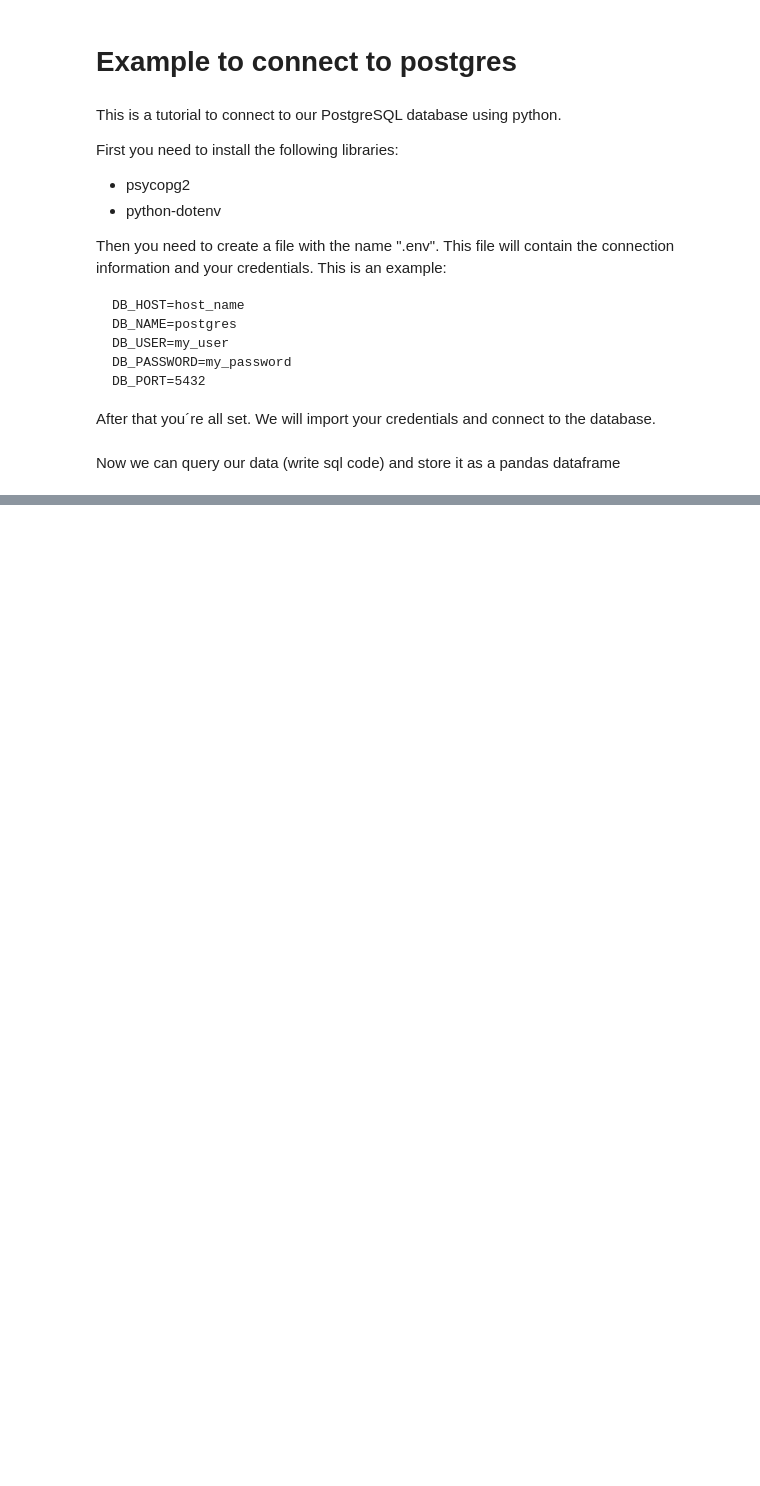
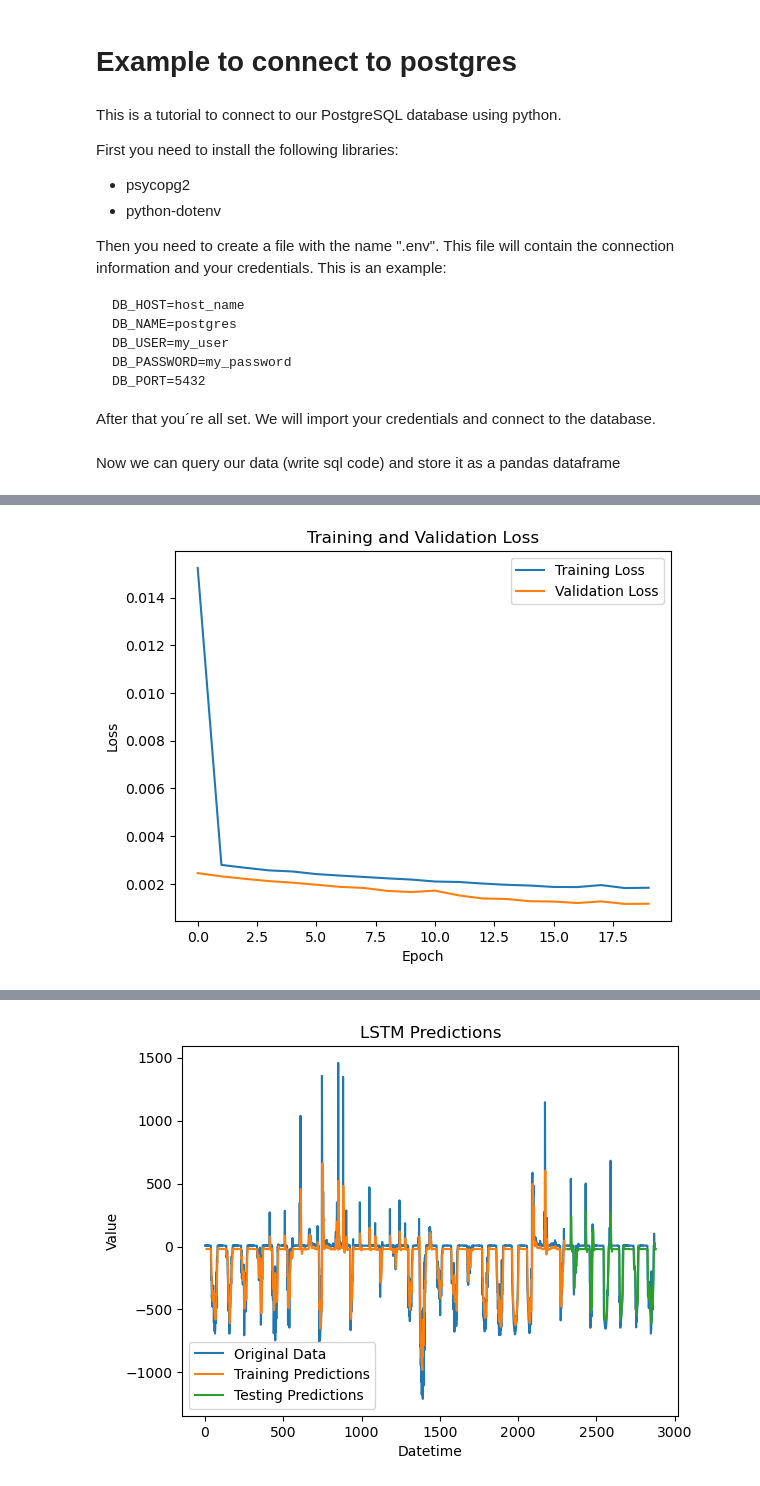
Before and after one commit to dguiraldes/aml_project, a Jupyter notebook: wills_code.ipynb, the cells around one changed output, grey strips where cells are left out. Cells and saved outputs as stored; diff of their text form; code cells hidden in the pictures; blank space fills up the shorter version.

```diff
--- a/wills_code.ipynb
+++ b/wills_code.ipynb
@@ -167,0 +233,72 @@ print(last_datetime)
+# %%
+import numpy as np
+import pandas as pd
+import matplotlib.pyplot as plt
+from tensorflow.keras.models import Sequential
+from tensorflow.keras.layers import LSTM, Dense
+from sklearn.preprocessing import MinMaxScaler
+
+# Preprocess the data
+scaler = MinMaxScaler()
+scaled_data = scaler.fit_transform(df[['net_load']])
+
+# Split the data into training and testing sets
+train_size = int(len(scaled_data) * 0.8)
+train_data, test_data = scaled_data[:train_size], scaled_data[train_size:]
+
+# Function to create sequences for LSTM model
+def create_sequences(data, seq_length):
+    X, y = [], []
+    for i in range(len(data) - seq_length):
+        X.append(data[i:i+seq_length])
+        y.append(data[i+seq_length])
+    return np.array(X), np.array(y)
+
+# Set sequence length
+seq_length = 10  # Example: You may adjust this based on your data
+
+# Create sequences for training and testing
+X_train, y_train = create_sequences(train_data, seq_length)
+X_test, y_test = create_sequences(test_data, seq_length)
+
+# Build LSTM model
+model = Sequential([
+    LSTM(50, input_shape=(X_train.shape[1], X_train.shape[2])),
+    Dense(1)
+])
+model.compile(optimizer='adam', loss='mean_squared_error')
+
+# Train the model
+history = model.fit(X_train, y_train, epochs=20, batch_size=32, validation_data=(X_test, y_test), verbose=1)
+
+# Plot training and validation loss
+plt.plot(history.history['loss'], label='Training Loss')
+plt.plot(history.history['val_loss'], label='Validation Loss')
+plt.xlabel('Epoch')
+plt.ylabel('Loss')
+plt.title('Training and Validation Loss')
+plt.legend()
+plt.show()
+
+# Make predictions
+train_predictions = model.predict(X_train)
+test_predictions = model.predict(X_test)
+
+# Inverse scaling
+# Inverse scaling
+train_predictions = scaler.inverse_transform(train_predictions)
+y_train = scaler.inverse_transform(y_train.reshape(-1, 1))  # Flatten and reshape to 2D
+test_predictions = scaler.inverse_transform(test_predictions)
+y_test = scaler.inverse_transform(y_test.reshape(-1, 1))  # Flatten and reshape to 2D
+
+
+# Plot predictions
+plt.plot(df.index[:-seq_length], df['net_load'][:-seq_length], label='Original Data')
+plt.plot(df.index[seq_length:train_size], train_predictions.flatten(), label='Training Predictions')
+plt.plot(df.index[train_size+seq_length:], test_predictions.flatten(), label='Testing Predictions')
+plt.xlabel('Datetime')
+plt.ylabel('Value')
+plt.title('LSTM Predictions')
+plt.legend()
+plt.show()
+# %% [output]
@@ -167,0 +322 @@ print(last_datetime)
+[figure, added]
@@ -167,0 +325 @@ print(last_datetime)
+[figure, added]
```
Also changed, not shown: parts of 9 cells of this notebook.
